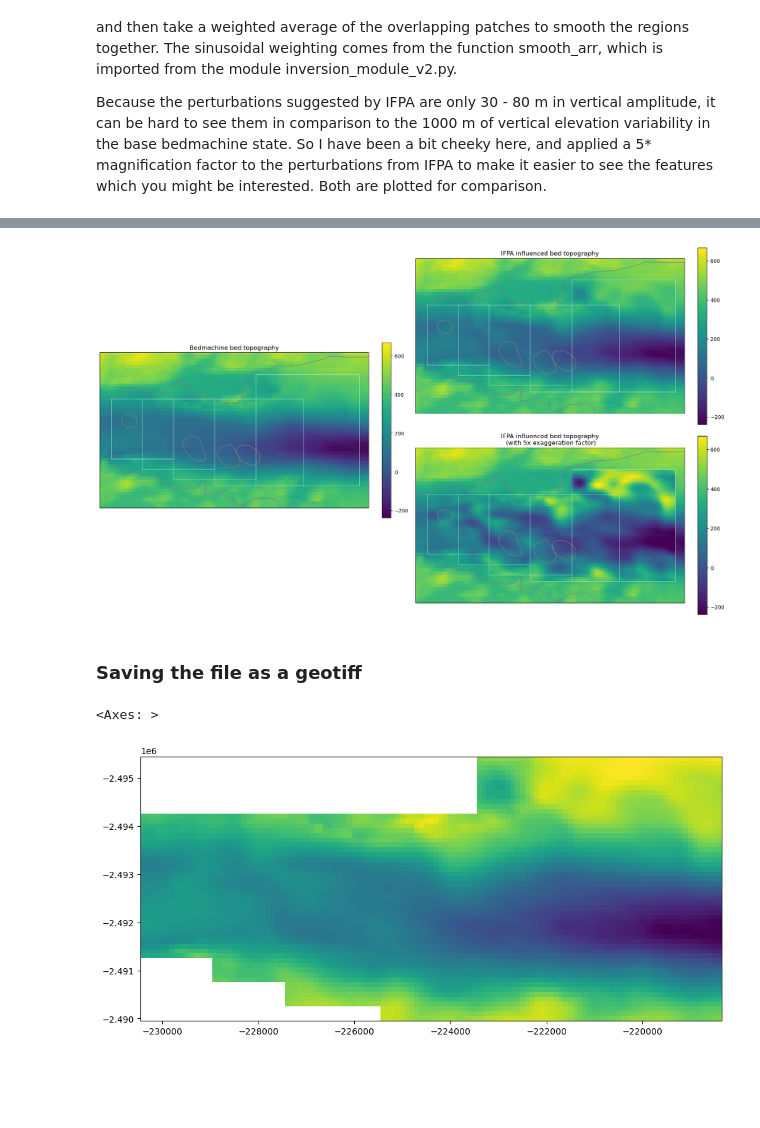
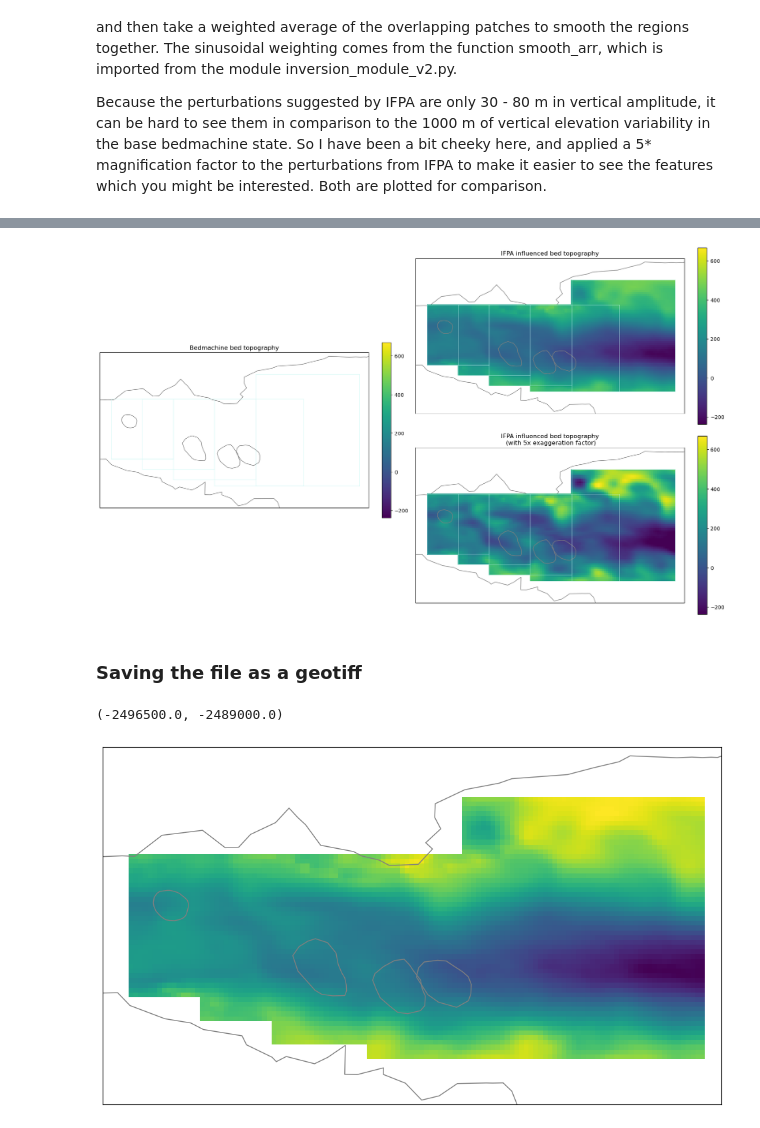
Before and after one commit to hockenden97/Inverting_ice_surface, a Jupyter notebook: IFPA_Isunguata_Sermia.ipynb, the cells around one changed output, grey strips where cells are left out. Drawn from its saved outputs; the diff is of its cells as text; code cells hidden in the pictures; blank space fills up the shorter version.

```diff
--- a/IFPA_Isunguata_Sermia.ipynb
+++ b/IFPA_Isunguata_Sermia.ipynb
@@ -663,7 +665,7 @@ ax[2] = fig.add_subplot(gs[2:4, 1])
 titles = ['Bedmachine bed topography', 'IFPA influenced bed topography', \
            'IFPA influenced bed topography\n (with 5x exaggeration factor)']
 for i in range(3):
-    im = ax[i].pcolor(X_bedmach, Y_bedmach, bed)
+    #im = ax[i].pcolor(X_bedmach, Y_bedmach, bed)
     plt.colorbar(im, ax = ax[i])
     GrLaGrLi.plot(ax = ax[i], facecolor = 'None', edgecolor='grey')
     Elevation_anomalies.plot(ax = ax[i], facecolor = 'None', edgecolor='grey', zorder = 20)
@@ -682,4 +684,4 @@ im.set_clim(np.min(bed), np.max(bed))
 
 fig.savefig('IS_ifpa_topo.png', dpi = 200, bbox_inches = 'tight')
 # %% [output]
-[figure, old version]
+[figure, new version]
@@ -721,8 +747,15 @@ out_ds = None
 # %%
 # read and visualize the saved geotiff
 src = rasterio.open('./IS_ifpa_influenced_bed_topo.tif')
 fig, ax = plt.subplots(1, figsize=(12, 12))
 rasterio.plot.show(src, ax=ax)
+
+GrLaGrLi.plot(ax = ax, facecolor = 'None', edgecolor='grey')
+Elevation_anomalies.plot(ax = ax, facecolor = 'None', edgecolor='grey', zorder = 20)
+IceMask.plot(ax= ax, facecolor = 'None', edgecolor='grey')
+ax.get_xaxis().set_ticks([]); ax.get_yaxis().set_ticks([]);
+ax.set_xlim(-0.231e6, -0.218e6)
+ax.set_ylim(-2.4965e6, -2.489e6)
 # %% [output]
-<Axes: >
+(-2496500.0, -2489000.0)
-[figure, old version]
+[figure, new version]
```
Also changed, not shown: parts of 5 cells of this notebook.
